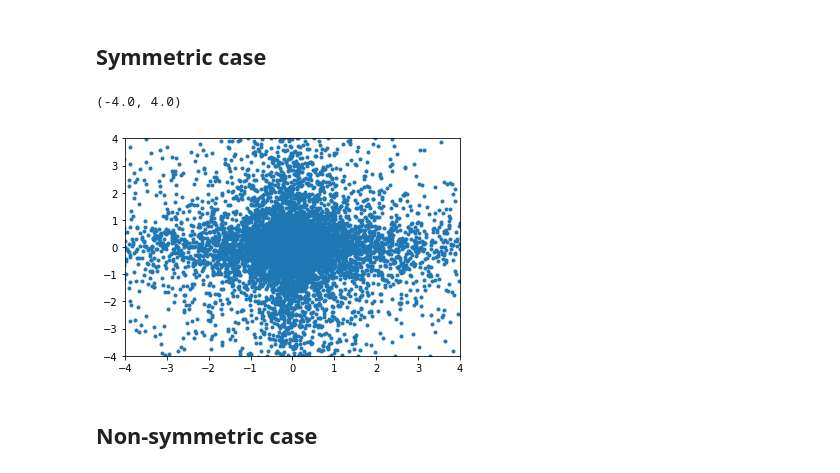
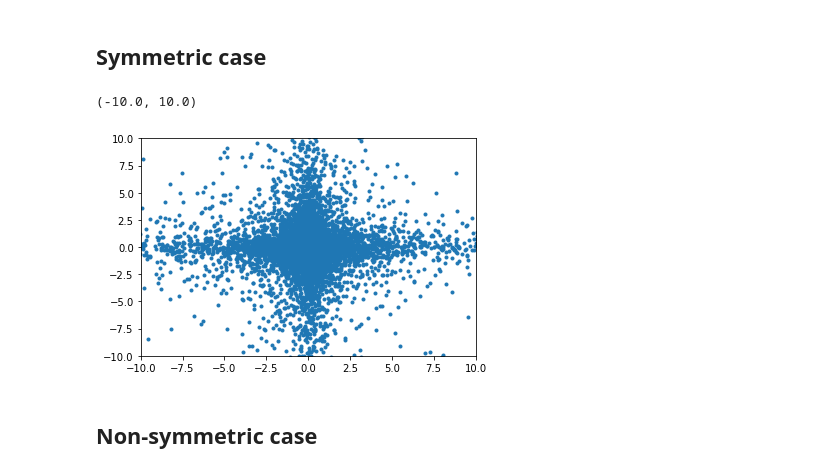
Before and after one commit to chwilko/CSoS, a Jupyter notebook: Python3/L4/Task_1.ipynb, the cells around one changed output. Cells and saved outputs as stored; diff of their text form; code cells hidden in the pictures.

```diff
--- a/Python3/L4/Task_1.ipynb
+++ b/Python3/L4/Task_1.ipynb
@@ -18,13 +18,14 @@ points = [[1, 0], [0.5, np.sqrt(3)/2],
 # %%
 MA = multivariate_alphastable(N, alpha, gamma, points)
 # %%
+k = 10
 fig, ax = plt.subplots()
 ax.plot(MA[:, 0], MA[:, 1], '.');
-ax.set_ylim([-4, 4])
-ax.set_xlim([-4, 4])
+ax.set_ylim([-k, k])
+ax.set_xlim([-k, k])
 # %% [output]
-(-4.0, 4.0)
+(-10.0, 10.0)
-[figure, old version]
+[figure, new version]
 # %% [markdown]
 ## Non-symmetric case
 # %%
```
Also changed, not shown: parts of 2 cells of this notebook, 4 other files.
